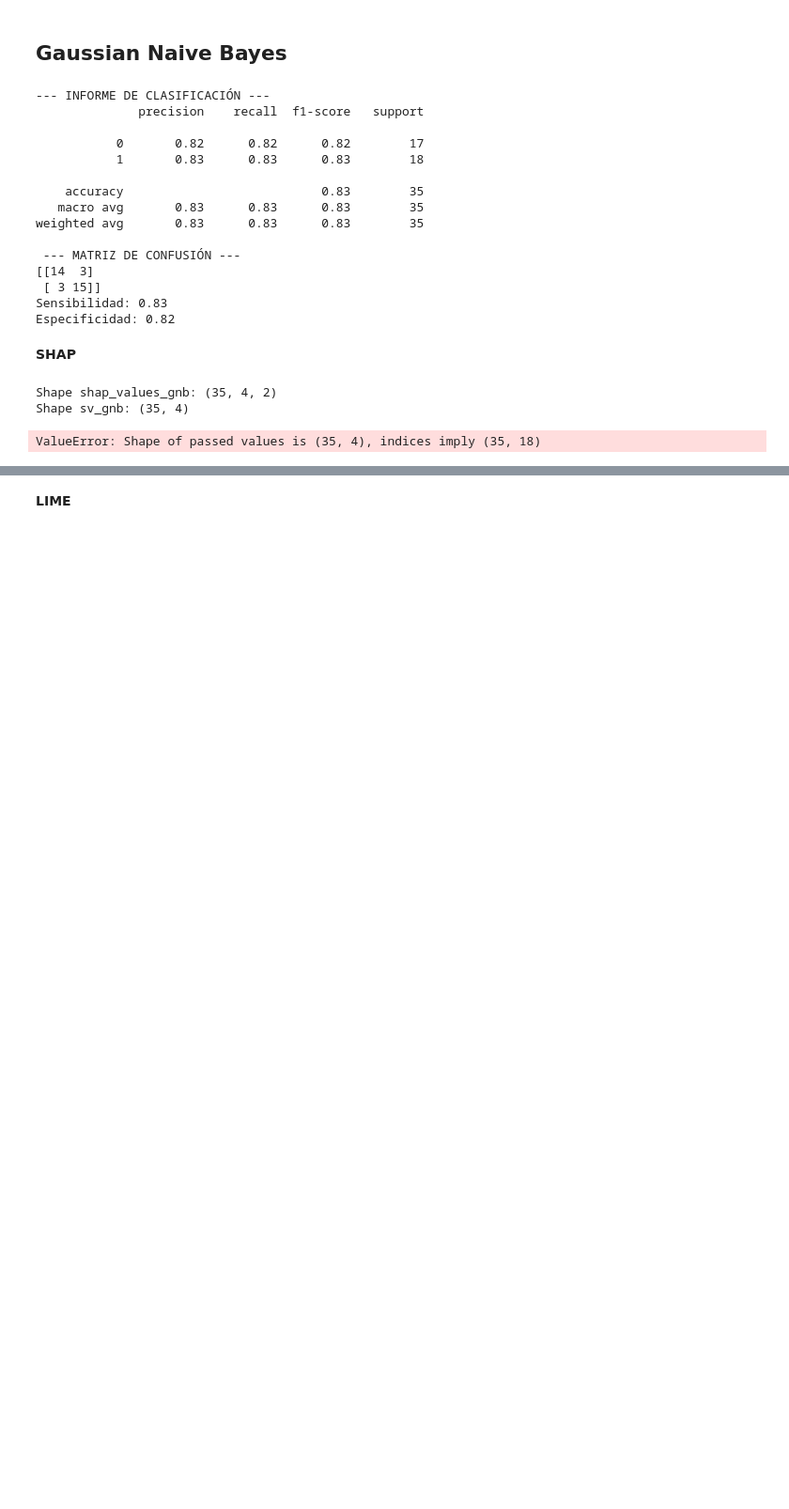
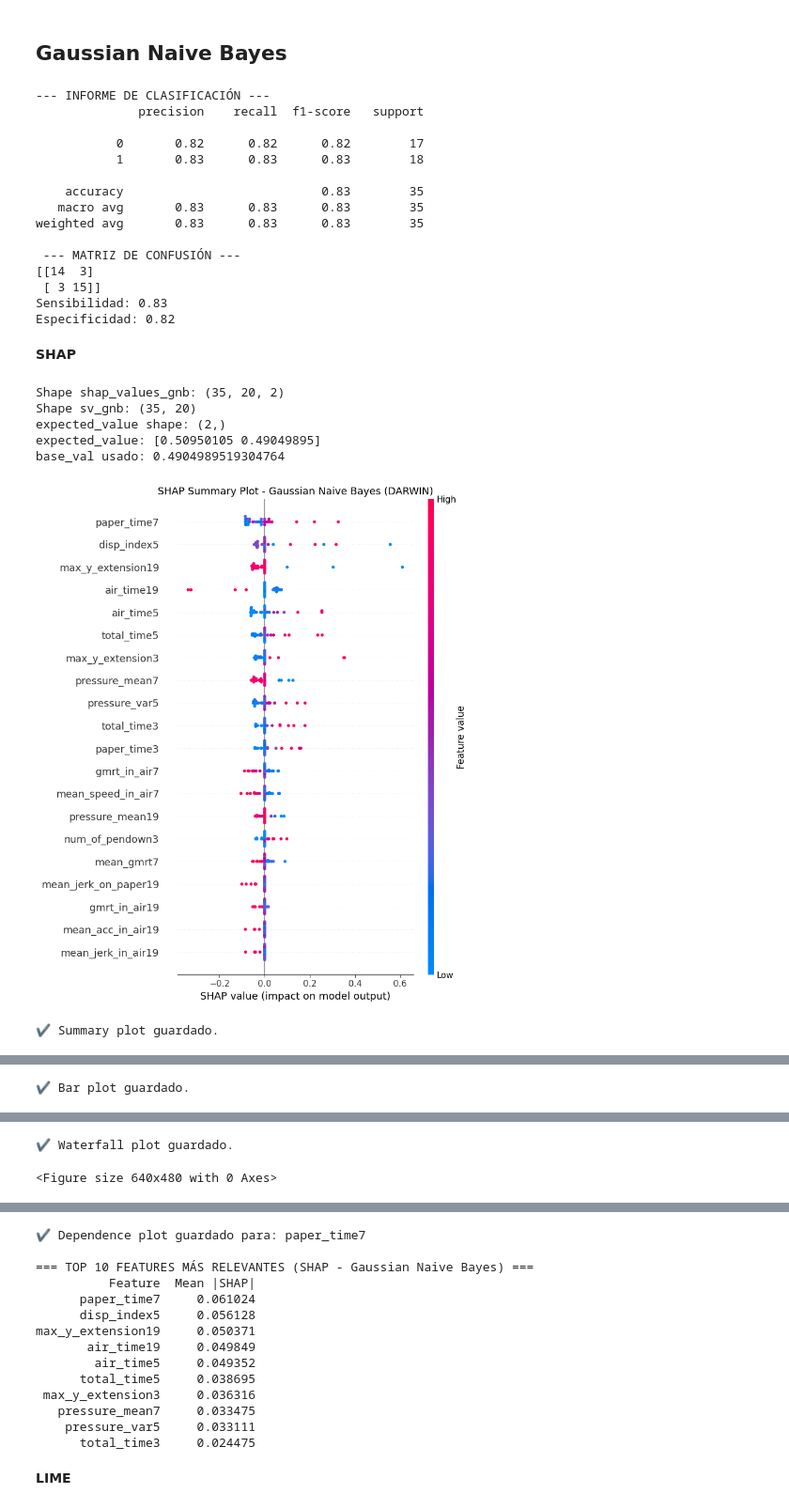
Before and after one commit to joserdeg/pruebas_tfm, a Jupyter notebook: darwin/darwin_ml5.ipynb, the cells around one changed output, grey strips where cells are left out. Shown at 94% size. Saved outputs shown, nothing was run; the diff lists cells and outputs as text; code cells hidden in the pictures; blank space fills up the shorter version.

```diff
--- a/darwin/darwin_ml5.ipynb
+++ b/darwin/darwin_ml5.ipynb
@@ -1069,7 +1115,7 @@ sv_gnb = shap_values_gnb[:, :, 1]  # shape (35, 450)
 print("Shape sv_gnb:", sv_gnb.shape)
 
 # Se convierte X_test_scaled a DataFrame para que los plots usen nombres de features
-X_test_df = pd.DataFrame(X_test_scaled, columns=X.columns.tolist())
+X_test_df = pd.DataFrame(X_test_scaled, columns=top_vars_GNB)
 
 # expected_value para clase positiva
 ev = np.array(explainer_gnb.expected_value)
@@ -1126,7 +1172,7 @@ explanation_gnb = shap.Explanation(
     values=sv_gnb[sample_idx],
     base_values=base_val,
     data=X_test_df.iloc[sample_idx],
-    feature_names=X.columns.tolist()
+    feature_names=top_vars_GNB
 )
 plt.figure()
 shap.plots.waterfall(explanation_gnb, show=False)
@@ -1138,35 +1184,39 @@ print("✔ Waterfall plot guardado.")
 
 # ============================================================
 # Dependence Plot — Feature más importante
 # ============================================================
 mean_abs_shap_gnb = np.abs(sv_gnb).mean(axis=0)
 top_feature_idx_gnb = np.argmax(mean_abs_shap_gnb)
-top_feature_name_gnb = X.columns[top_feature_idx_gnb]
+top_feature_name_gnb = top_vars_GNB[top_feature_idx_gnb]
 
 plt.figure()
 shap.dependence_plot(
     top_feature_idx_gnb,
     sv_gnb,
     X_test_df,
     show=False
 )
 plt.title(f"SHAP Dependence Plot — {top_feature_name_gnb} (Gaussian Naive Bayes)", fontsize=13)
 plt.tight_layout()
 plt.savefig("shap_gnb_dependence.png", dpi=150, bbox_inches='tight')
 plt.show()
 print(f"✔ Dependence plot guardado para: {top_feature_name_gnb}")
 
 # ============================================================
 # RESUMEN NUMÉRICO: Top 10 features
 # ============================================================
 feature_importance_gnb_df = pd.DataFrame({
-    'Feature': X.columns,
+    'Feature': top_vars_GNB,
     'Mean |SHAP|': mean_abs_shap_gnb
 }).sort_values('Mean |SHAP|', ascending=False).reset_index(drop=True)
 
 print("\n=== TOP 10 FEATURES MÁS RELEVANTES (SHAP - Gaussian Naive Bayes) ===")
 print(feature_importance_gnb_df.head(10).to_string(index=False))
 # %% [output]
-Shape shap_values_gnb: (35, 4, 2)
-Shape sv_gnb: (35, 4)
+Shape shap_values_gnb: (35, 20, 2)
+Shape sv_gnb: (35, 20)
+expected_value shape: (2,)
+expected_value: [0.50950105 0.49049895]
+base_val usado: 0.4904989519304764
+[figure, added]
-ValueError: Shape of passed values is (35, 4), indices imply (35, 18)
+✔ Summary plot guardado.
@@ -1172,0 +1224 @@ ValueError: Shape of passed values is (35, 4), indices imply (35, 18)
+✔ Bar plot guardado.
@@ -1172,0 +1226,2 @@ ValueError: Shape of passed values is (35, 4), indices imply (35, 18)
+✔ Waterfall plot guardado.
+<Figure size 640x480 with 0 Axes>
@@ -1173,3 +1229,17 @@ ValueError: Shape of passed values is (35, 4), indices imply (35, 18)
+✔ Dependence plot guardado para: paper_time7
+
+=== TOP 10 FEATURES MÁS RELEVANTES (SHAP - Gaussian Naive Bayes) ===
+          Feature  Mean |SHAP|
+      paper_time7     0.061024
+      disp_index5     0.056128
+max_y_extension19     0.050371
+       air_time19     0.049849
+        air_time5     0.049352
+      total_time5     0.038695
+ max_y_extension3     0.036316
+   pressure_mean7     0.033475
+    pressure_var5     0.033111
+      total_time3     0.024475
 # %% [markdown]
 **LIME**
 # %%
```
Also changed, not shown: parts of 8 cells of this notebook, 23 other files.
